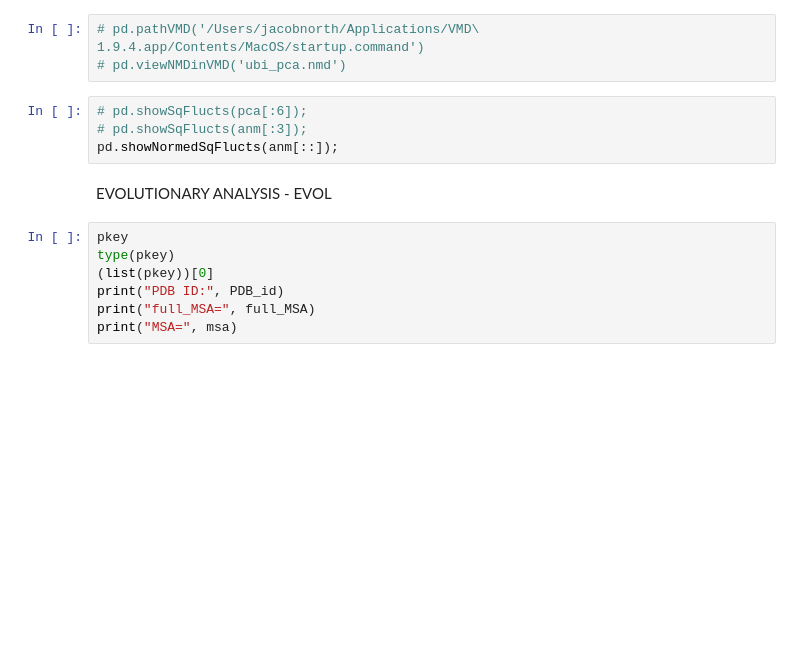
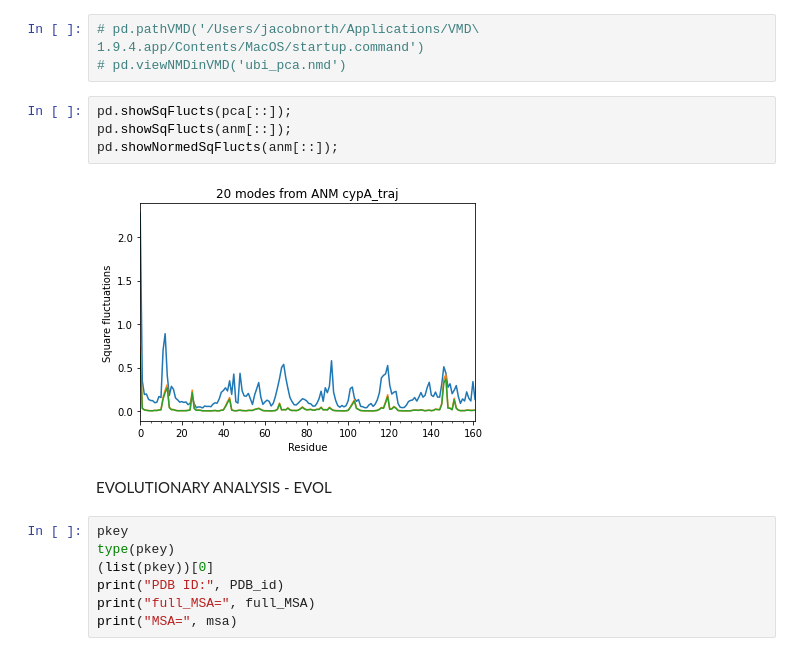
Before and after one commit to microversallaboratories/mdcode, a Jupyter notebook: jupyter_nbs/general/autoanaly/prody_autoanaly.ipynb, the cells around one changed output. Saved outputs shown, nothing was run; the diff lists cells and outputs as text; blank space fills up the shorter version.

```diff
--- a/jupyter_nbs/general/autoanaly/prody_autoanaly.ipynb
+++ b/jupyter_nbs/general/autoanaly/prody_autoanaly.ipynb
@@ -194,9 +251,11 @@ pd.writeNMD(pro_name + '_' + PDB_id + '_anm.nmd', anm[:6], pro_selection)
 # pd.pathVMD('/Users/jacobnorth/Applications/VMD\ 1.9.4.app/Contents/MacOS/startup.command')
 # pd.viewNMDinVMD('ubi_pca.nmd')
 # %%
-# pd.showSqFlucts(pca[:6]);
-# pd.showSqFlucts(anm[:3]);
+pd.showSqFlucts(pca[::]);
+pd.showSqFlucts(anm[::]);
 pd.showNormedSqFlucts(anm[::]);
+# %% [output]
+[figure, added]
 # %% [markdown]
 EVOLUTIONARY ANALYSIS - EVOL
 # %%
```
Also changed, not shown: parts of 14 cells of this notebook, 10 other files.
